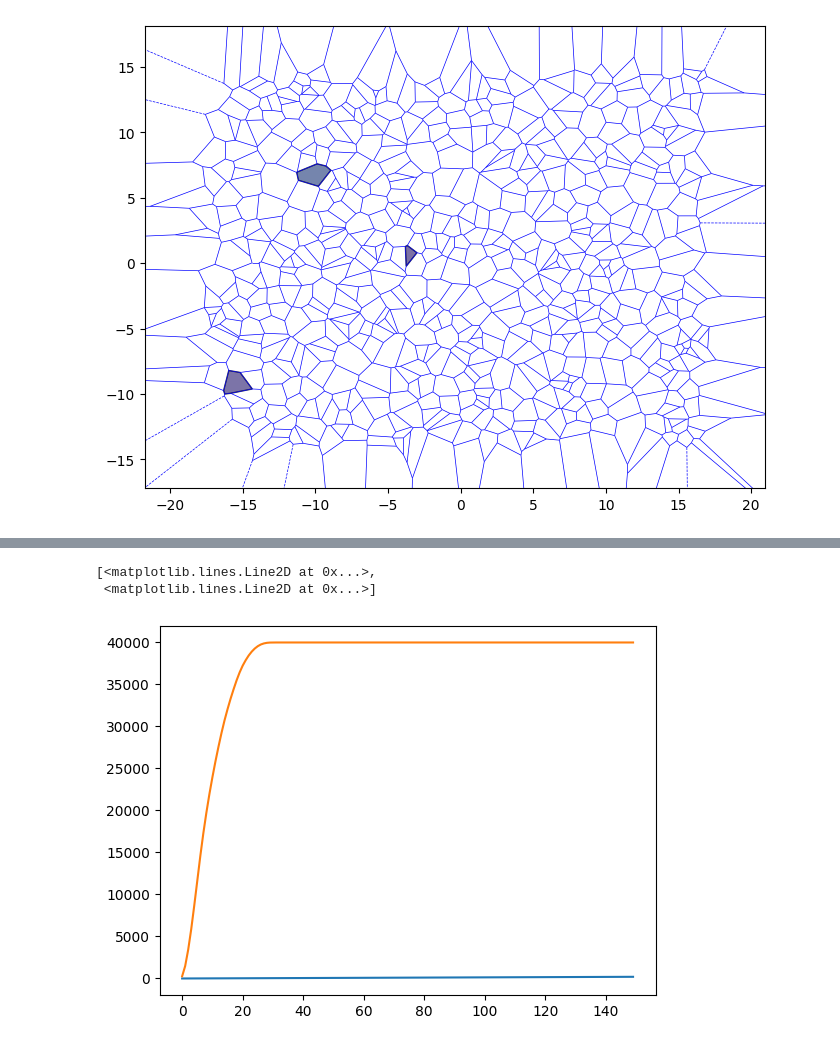
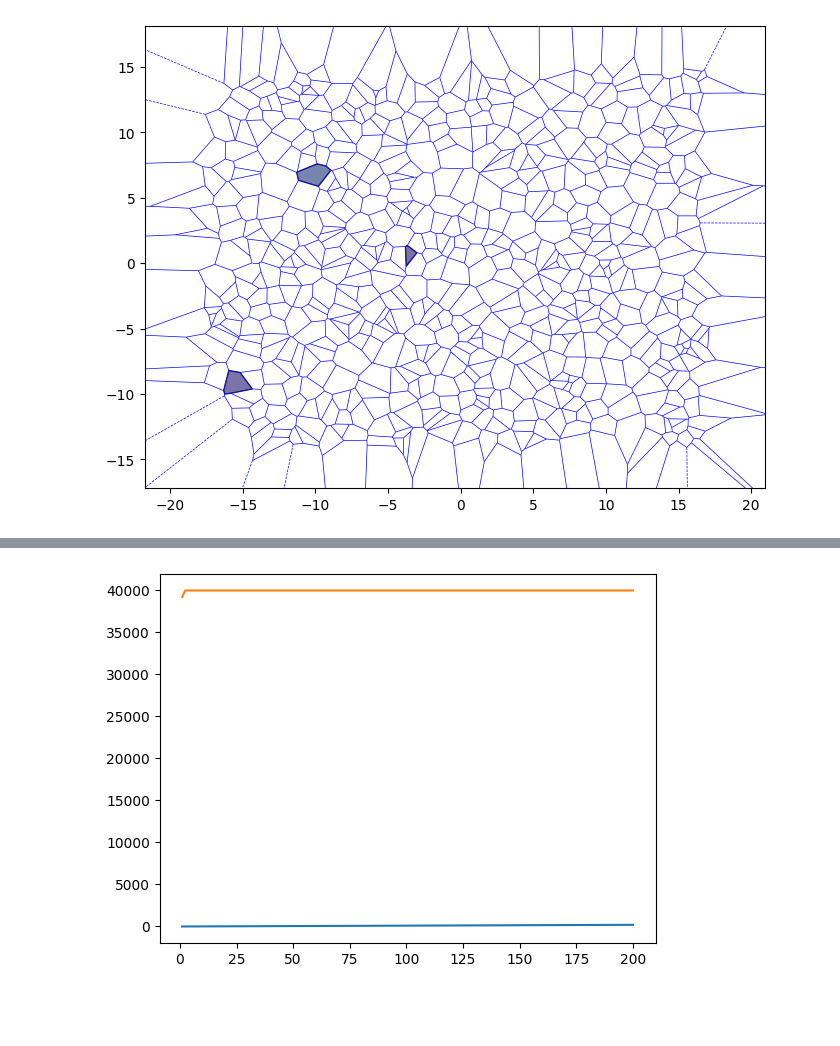
Before and after one commit to maria0026/solution_pipes_patterns, a Jupyter notebook: results.ipynb, the cells around one changed output, grey strips where cells are left out. Saved outputs shown, nothing was run; the diff lists cells and outputs as text; code cells hidden in the pictures; blank space fills up the shorter version.

```diff
--- a/results.ipynb
+++ b/results.ipynb
@@ -199,9 +199,9 @@ k_results = voronoi_analyser.calculate_ripleys_k(r_values, area)
-# %%
-plt.plot(k_results)
-# %% [output]
-[<matplotlib.lines.Line2D at 0x...>,
- <matplotlib.lines.Line2D at 0x...>]
-[figure, removed]
+# %%
+plt.plot(r_values, k_results)
+#plt.plot(r_values**2*np.pi)
+plt.show()
+# %% [output]
+[figure, added]
 # %%
 r_values = np.linspace(1, 10, 1000)  # Distances for K(r)
 k_results, l_results = voronoi_analyser.ripley_K_function(r_values)
```
Also changed, not shown: parts of 7 cells of this notebook, 1 other file.
